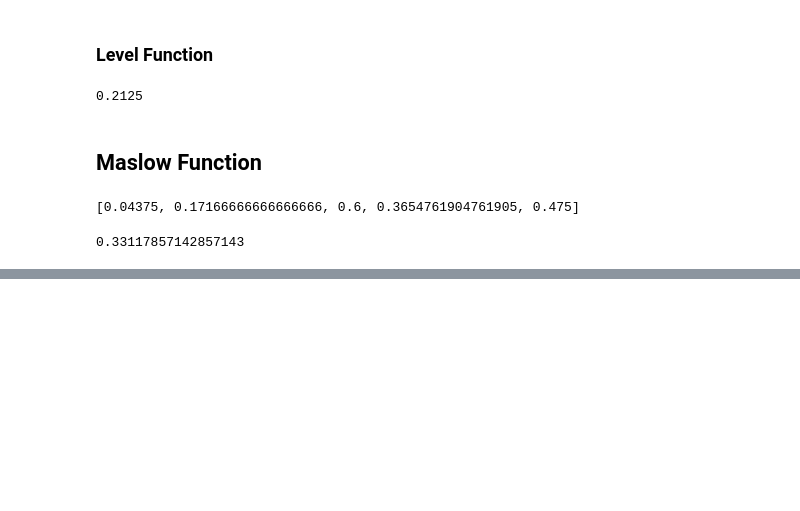
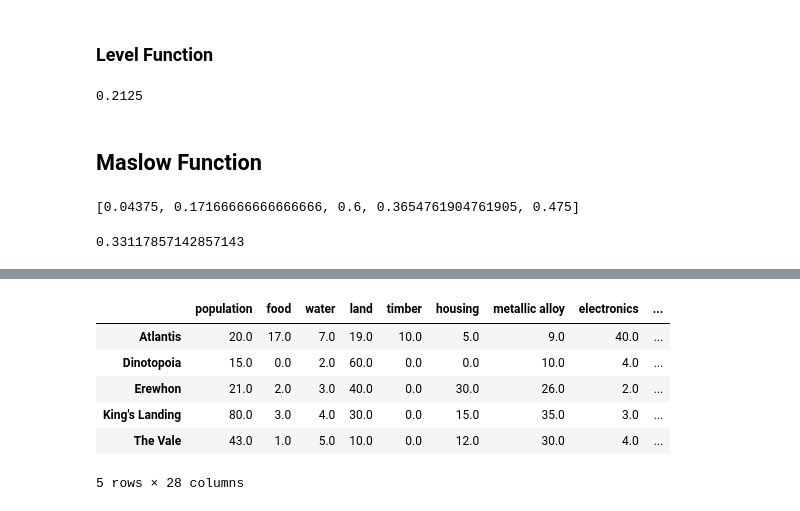
Before and after one commit to ijohnmilton/CountrySimulation, a Jupyter notebook: CountrySimulation.ipynb, the cells around one changed output, grey strips where cells are left out. Saved outputs shown, nothing was run; the diff lists cells and outputs as text; code cells hidden in the pictures; blank space fills up the shorter version.

```diff
--- a/CountrySimulation.ipynb
+++ b/CountrySimulation.ipynb
@@ -189,0 +229,10 @@ print(masVal)
+# %%
+countrydf
+# %% [output]
+|  | population | food | water | land | timber | housing | metallic alloy | electronics | ... |
+| Atlantis | 20.0 | 17.0 | 7.0 | 19.0 | 10.0 | 5.0 | 9.0 | 40.0 | ... |
+| Dinotopoia | 15.0 | 0.0 | 2.0 | 60.0 | 0.0 | 0.0 | 10.0 | 4.0 | ... |
+| Erewhon | 21.0 | 2.0 | 3.0 | 40.0 | 0.0 | 30.0 | 26.0 | 2.0 | ... |
+| King's Landing | 80.0 | 3.0 | 4.0 | 30.0 | 0.0 | 15.0 | 35.0 | 3.0 | ... |
+| The Vale | 43.0 | 1.0 | 5.0 | 10.0 | 0.0 | 12.0 | 30.0 | 4.0 | ... |
+5 rows × 28 columns
```
Also changed, not shown: parts of 6 cells of this notebook.
